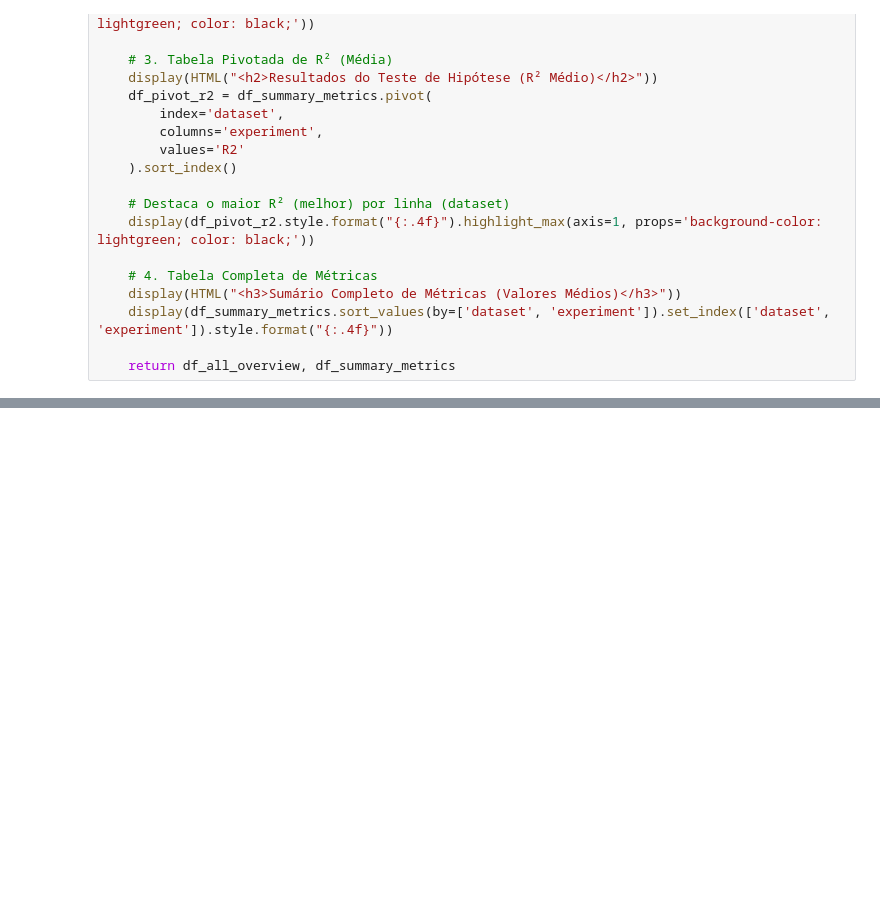
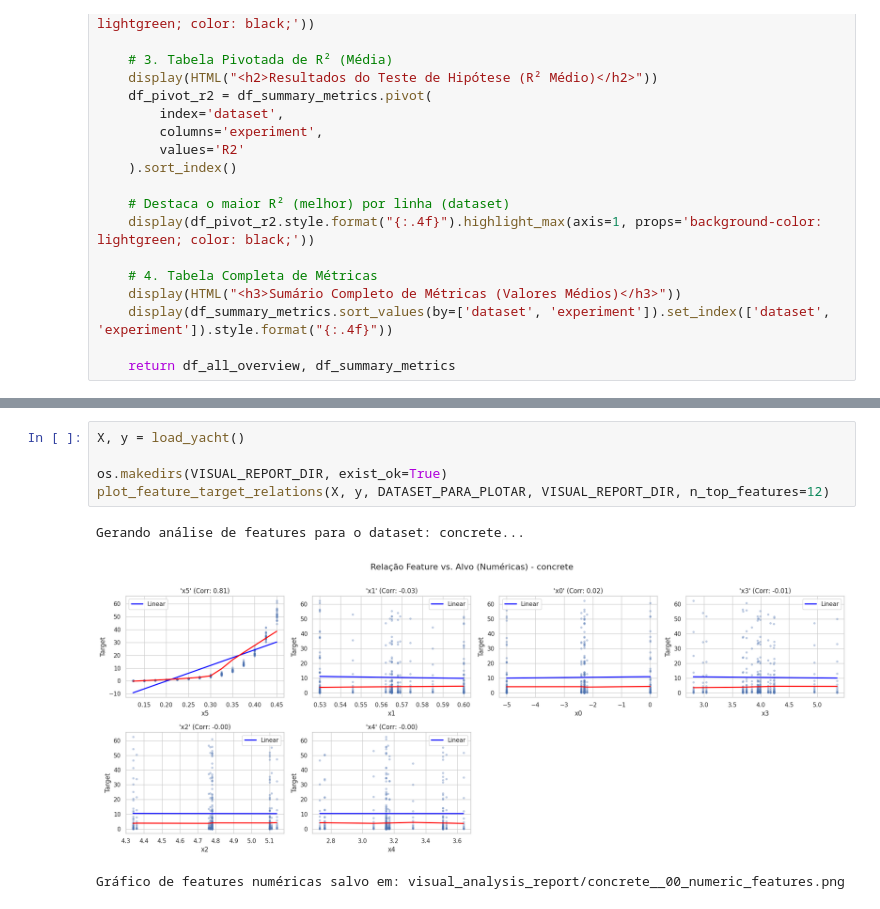
Before and after one commit to LucasHenrique-dev/RECPAD-2025.2, a Jupyter notebook: RECPAD_modelo_Linear_Nao_Linear.ipynb, the cells around one changed output, grey strips where cells are left out. Cells and saved outputs as stored; diff of their text form; blank space fills up the shorter version.

```diff
--- a/RECPAD_modelo_Linear_Nao_Linear.ipynb
+++ b/RECPAD_modelo_Linear_Nao_Linear.ipynb
@@ -1425,0 +1610,9 @@ Gráfico de Resíduos salvo em: visual_analysis_report/concrete__03_residual_ana
+# %%
+X, y = load_yacht()
+
+os.makedirs(VISUAL_REPORT_DIR, exist_ok=True)
+plot_feature_target_relations(X, y, DATASET_PARA_PLOTAR, VISUAL_REPORT_DIR, n_top_features=12)
+# %% [output]
+Gerando análise de features para o dataset: concrete...
+[figure, added]
+Gráfico de features numéricas salvo em: visual_analysis_report/concrete__00_numeric_features.png
```
Also changed, not shown: parts of 18 cells of this notebook.
